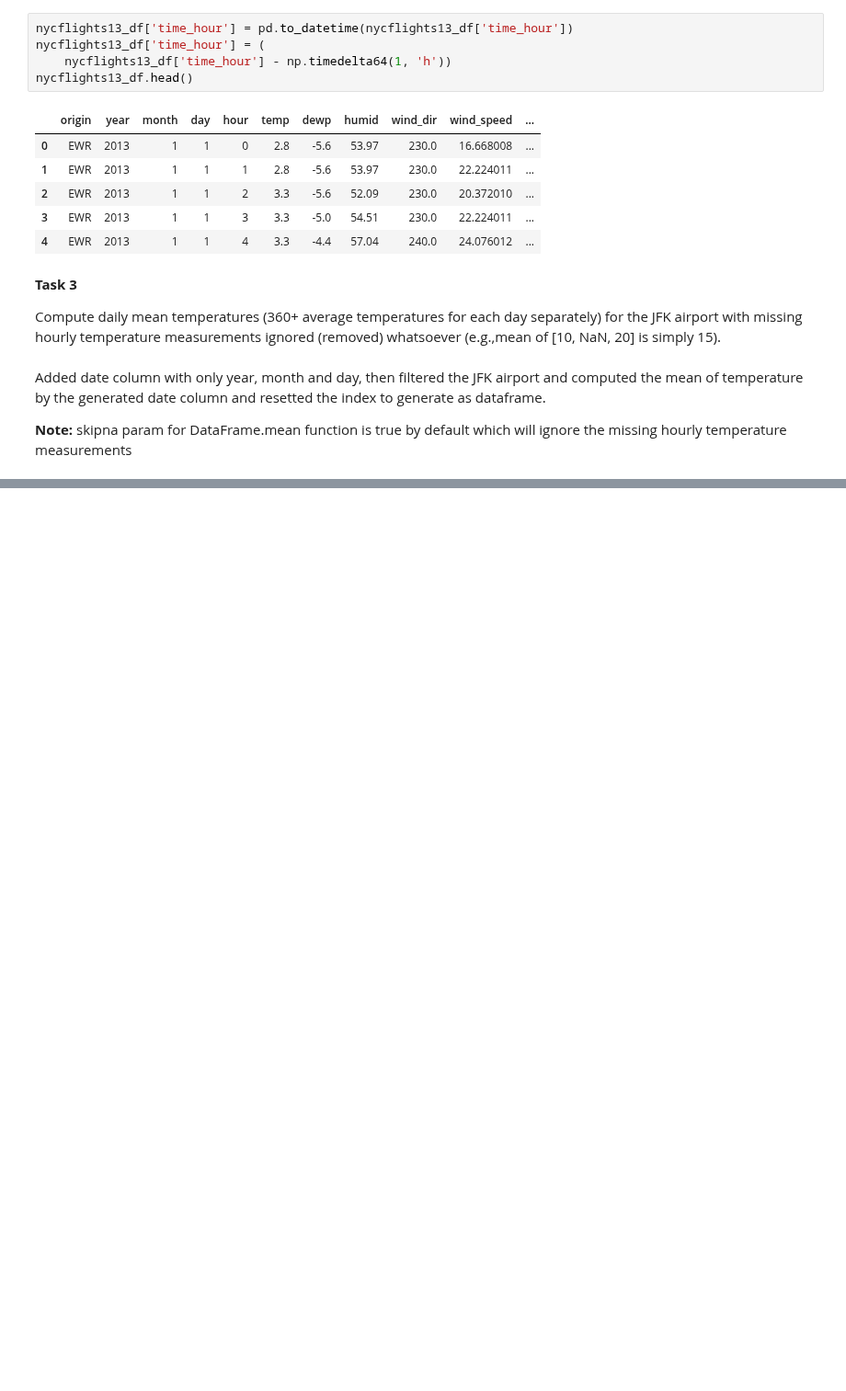
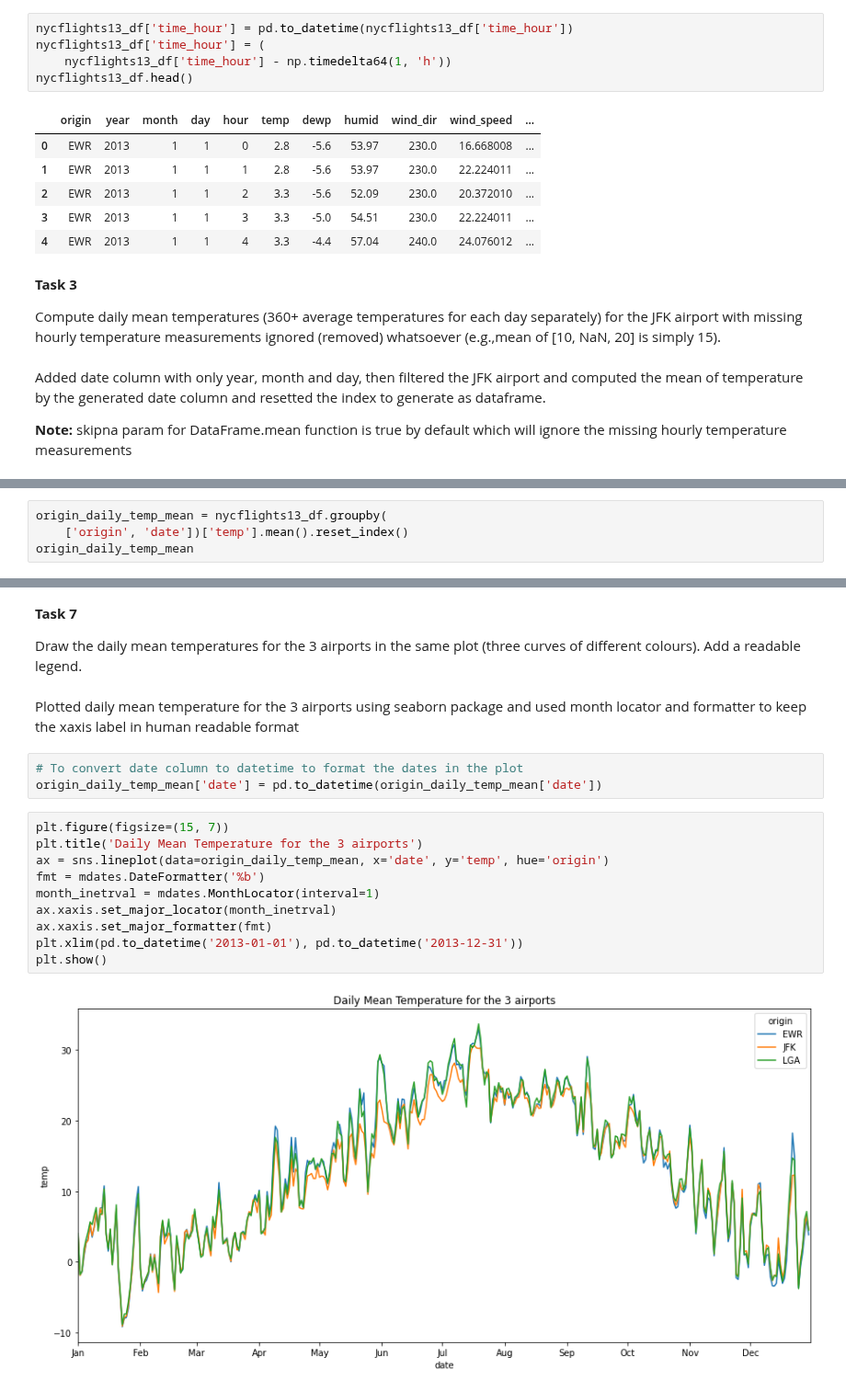
Before and after one commit to praveenkumarbalakrishnan/tasks, a Jupyter notebook: SIG731_Data_Wrangling_Task4P.ipynb, the cells around one changed output, grey strips where cells are left out. Shown at 92% size. Cells and saved outputs as stored; diff of their text form; blank space fills up the shorter version.

```diff
--- a/SIG731_Data_Wrangling_Task4P.ipynb
+++ b/SIG731_Data_Wrangling_Task4P.ipynb
@@ -132,0 +217,4 @@ nycflights13_df.temp.max()
+# %%
+origin_daily_temp_mean = nycflights13_df.groupby(
+    ['origin', 'date'])['temp'].mean().reset_index()
+origin_daily_temp_mean
@@ -132,0 +267,21 @@ nycflights13_df.temp.max()
+# %% [markdown]
+**Task 7**
+
+Draw the daily mean temperatures for the 3 airports in the same plot (three curves of different colours). Add a readable legend.
+# %% [markdown]
+Plotted daily mean temperature for the 3 airports using seaborn package and used month locator and formatter to keep the xaxis label in human readable format
+# %%
+# To convert date column to datetime to format the dates in the plot
+origin_daily_temp_mean['date'] = pd.to_datetime(origin_daily_temp_mean['date'])
+# %%
+plt.figure(figsize=(15, 7))
+plt.title('Daily Mean Temperature for the 3 airports')
+ax = sns.lineplot(data=origin_daily_temp_mean, x='date', y='temp', hue='origin')
+fmt = mdates.DateFormatter('%b')
+month_inetrval = mdates.MonthLocator(interval=1)
+ax.xaxis.set_major_locator(month_inetrval)
+ax.xaxis.set_major_formatter(fmt)
+plt.xlim(pd.to_datetime('2013-01-01'), pd.to_datetime('2013-12-31'))
+plt.show()
+# %% [output]
+[figure, added]
```
Also changed, not shown: parts of 19 cells of this notebook.
